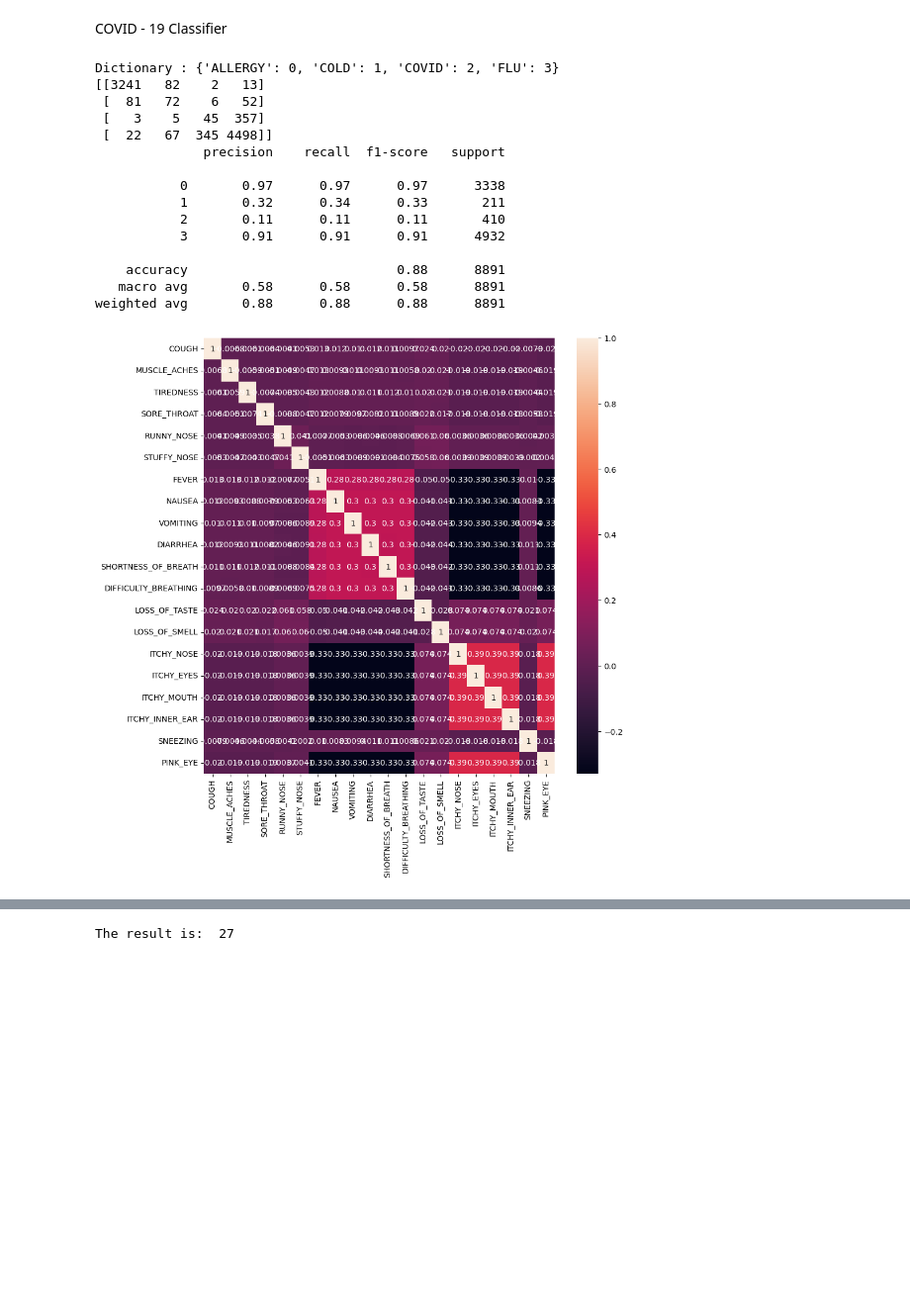
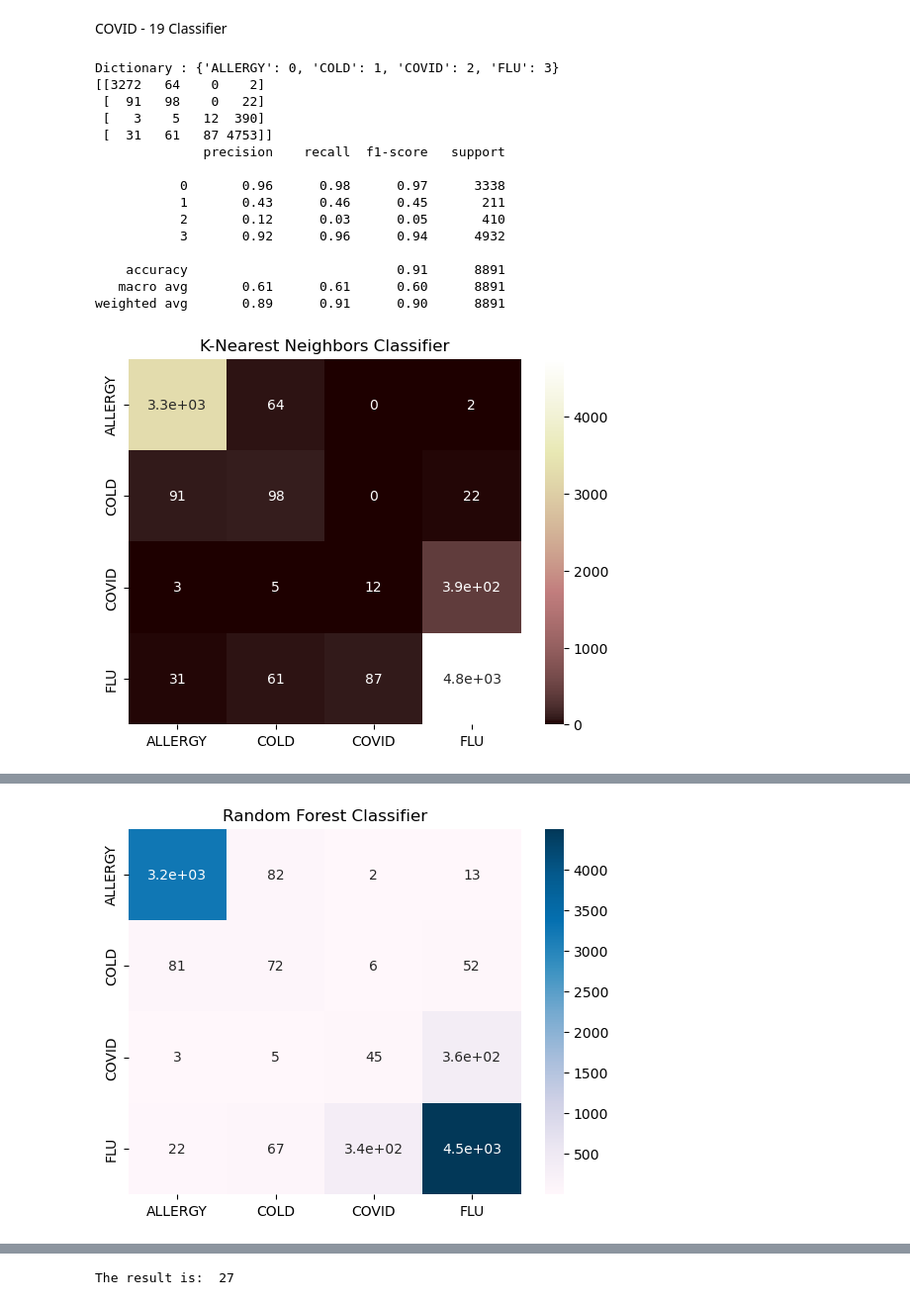
Before and after one commit to kshitijhalder/ACT, a Jupyter notebook: Python/June/COVID-19.ipynb, the cells around one changed output, grey strips where cells are left out. Shown at 99% size. Saved outputs shown, nothing was run; the diff lists cells and outputs as text; code cells hidden in the pictures; blank space fills up the shorter version.

```diff
--- a/Python/June/COVID-19.ipynb
+++ b/Python/June/COVID-19.ipynb
@@ -4,7 +4,10 @@ COVID - 19 Classifier
 
 import pandas as pd
 import numpy as np
+import seaborn as sns
+from sklearn.metrics import confusion_matrix
 from sklearn.preprocessing import LabelEncoder
+from sklearn.tree import DecisionTreeClassifier
 from sklearn.preprocessing import StandardScaler
 from sklearn.ensemble import RandomForestClassifier
 from sklearn.neighbors import KNeighborsClassifier
@@ -28,47 +31,81 @@ keys = label_encoder.classes_
 values = label_encoder.transform(label_encoder.classes_)
 dictionary = dict(zip(keys, values)) #storing the converted column entries as (key,value) pairs
 print("Dictionary :",dictionary)
 X_train, X_test, y_train, y_test = train_test_split(features, labels, test_size=0.20,random_state=5)  #splitting the dataset into train and test set
 scaler = StandardScaler()
 scaler.fit(X_train)
 X_train = scaler.transform(X_train)
 X_test = scaler.transform(X_test)
 
+# K-Nearest Neighbors Classifier
+KNNclassifier = KNeighborsClassifier(n_neighbors=5)  # 5 nearest neighbors
+KNNclassifier.fit(X_train, y_train)  #training
+filename = 'knn_model.sav'
+joblib.dump(KNNclassifier, filename)  #save the model
+y_pred = KNNclassifier.predict(X_test)  #predict on test set
+accuracyKNN = sklearn.metrics.accuracy_score(y_test, y_pred) #accuracy
+print(sklearn.metrics.confusion_matrix(y_test,y_pred))  #confusion matrix
+print(sklearn.metrics.classification_report(y_test,y_pred))  #classification report
+
+# Heatmap for K-Nearest Neighbors Classifier
+
+cm = confusion_matrix(y_test, y_pred)
+sns.heatmap(cm, annot=True, xticklabels=dictionary.keys(), yticklabels=dictionary.keys(), cmap='pink')
+plt.title('K-Nearest Neighbors Classifier')
+plt.show()
 
 # Random Forest Classifier
 RFclassifier = RandomForestClassifier(n_estimators = 10, criterion = 'entropy', random_state = 42) # 10 decision trees used in this classifier
 RFclassifier.fit(X_train, y_train)  #training
 filename = 'rf_model.sav'
 joblib.dump(RFclassifier, filename)  #save the model
 y_pred = RFclassifier.predict(X_test) #predict on test set
 accuracyRF = sklearn.metrics.accuracy_score(y_test, y_pred)
 print(sklearn.metrics.confusion_matrix(y_test,y_pred))
 print(sklearn.metrics.classification_report(y_test,y_pred))
 
 
-# Heatmap
-import seaborn as sns
-corr = features.corr()
-plt.figure(figsize=(10, 10))
-sns.heatmap(corr, annot=True)
+# Heatmap for Random Forest Classifier
+
+cm = confusion_matrix(y_test, y_pred)
+sns.heatmap(cm, annot=True, xticklabels=dictionary.keys(), yticklabels=dictionary.keys(), cmap='PuBu')
+plt.title('Random Forest Classifier')
+plt.show()
+
+# Decision Tree Classifier
+
+DTclassifier = DecisionTreeClassifier(criterion = 'entropy', random_state = 0)
+DTclassifier.fit(X_train, y_train)
+filename = 'dt_model.sav'
+joblib.dump(DTclassifier, filename)
+y_pred = DTclassifier.predict(X_test)
+accuracyDT = sklearn.metrics.accuracy_score(y_test, y_pred)
+print(sklearn.metrics.confusion_matrix(y_test,y_pred))
+print(sklearn.metrics.classification_report(y_test,y_pred))
+
+# Heatmap for Decision Tree Classifier
+
+cm = confusion_matrix(y_test, y_pred)
+sns.heatmap(cm, annot=True, xticklabels=dictionary.keys(), yticklabels=dictionary.keys(), cmap='YlGn' )
+plt.title('Decision Tree Classifier')
 plt.show()
 
 
 # Find if someone has COVID-19 or not
 # %% [output]
 Dictionary : {'ALLERGY': 0, 'COLD': 1, 'COVID': 2, 'FLU': 3}
-[[3241   82    2   13]
- [  81   72    6   52]
- [   3    5   45  357]
- [  22   67  345 4498]]
+[[3272   64    0    2]
+ [  91   98    0   22]
+ [   3    5   12  390]
+ [  31   61   87 4753]]
               precision    recall  f1-score   support
 
-           0       0.97      0.97      0.97      3338
-           1       0.32      0.34      0.33       211
-           2       0.11      0.11      0.11       410
-           3       0.91      0.91      0.91      4932
+           0       0.96      0.98      0.97      3338
+           1       0.43      0.46      0.45       211
+           2       0.12      0.03      0.05       410
+           3       0.92      0.96      0.94      4932
 
-    accuracy                           0.88      8891
-   macro avg       0.58      0.58      0.58      8891
-weighted avg       0.88      0.88      0.88      8891
+    accuracy                           0.91      8891
+   macro avg       0.61      0.61      0.60      8891
+weighted avg       0.89      0.91      0.90      8891
-[figure, old version]
+[figure, new version]
@@ -74,0 +126 @@ weighted avg       0.88      0.88      0.88      8891
+[figure, added]
```
Also changed, not shown: parts of 1 cell of this notebook, 2 other files.
